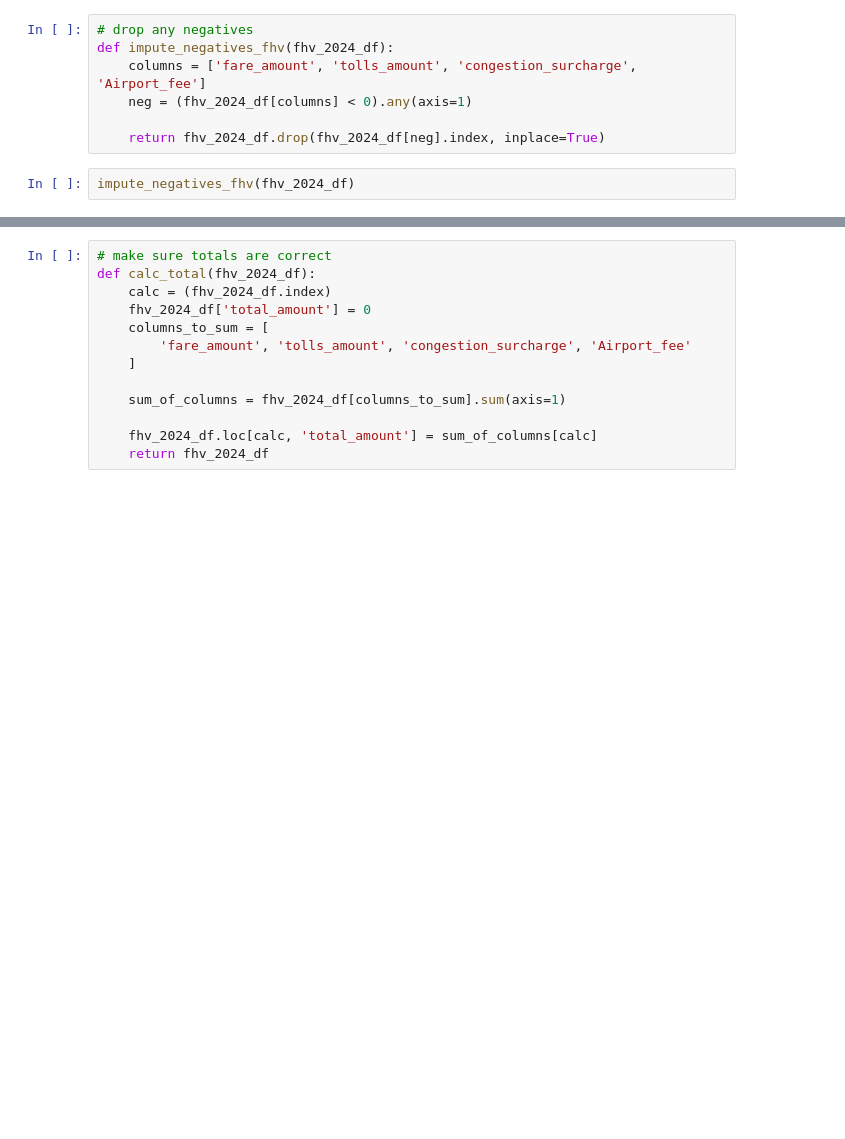
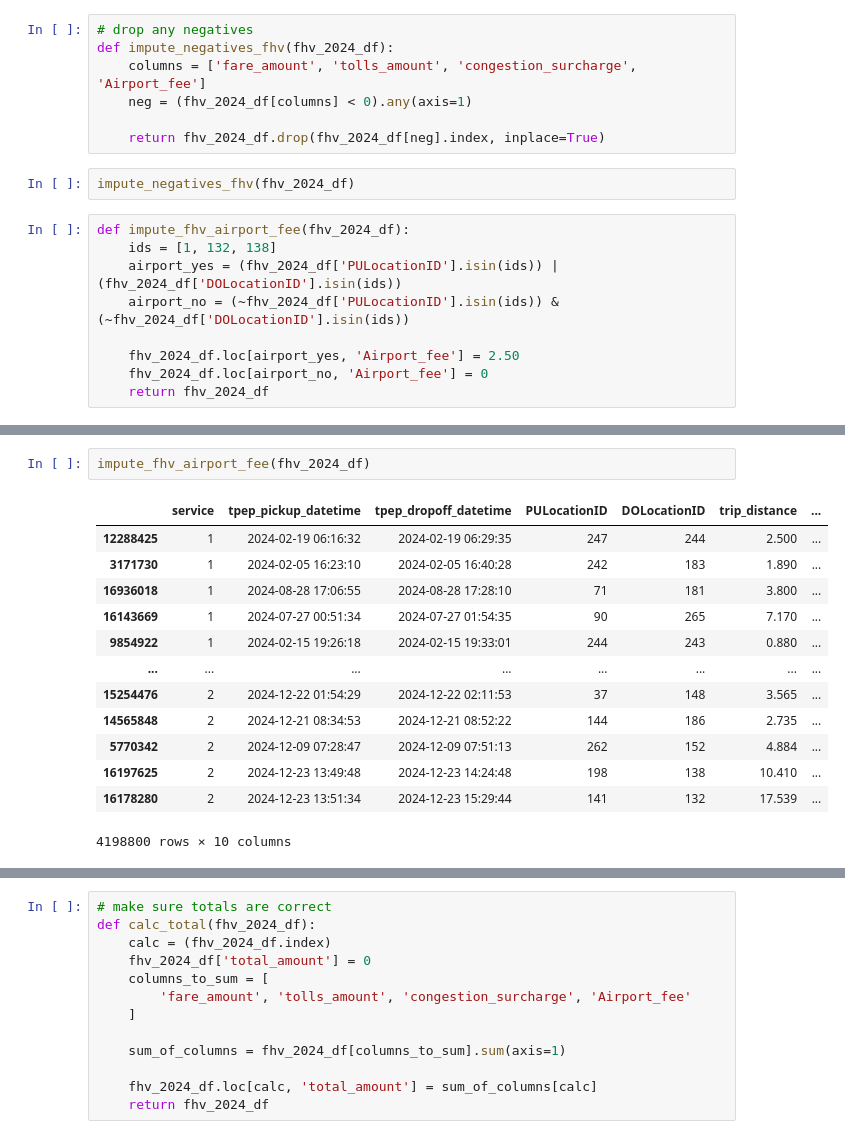
Before and after one commit to Krinnik/ny_ride_fair_optimization, a Jupyter notebook: sandboxes/nik_folder/nik_data_engi_workspace.ipynb, the cells around one changed output, grey strips where cells are left out. Cells and saved outputs as stored; diff of their text form; blank space fills up the shorter version.

Commit message:
app debugging, airport fhv fee fix

```diff
--- a/sandboxes/nik_folder/nik_data_engi_workspace.ipynb
+++ b/sandboxes/nik_folder/nik_data_engi_workspace.ipynb
@@ -1353,3 +1353,12 @@ def impute_negatives_fhv(fhv_2024_df):
     return fhv_2024_df.drop(fhv_2024_df[neg].index, inplace=True)
 # %%
 impute_negatives_fhv(fhv_2024_df)
+# %%
+def impute_fhv_airport_fee(fhv_2024_df):
+    ids = [1, 132, 138]
+    airport_yes = (fhv_2024_df['PULocationID'].isin(ids)) | (fhv_2024_df['DOLocationID'].isin(ids))
+    airport_no = (~fhv_2024_df['PULocationID'].isin(ids)) & (~fhv_2024_df['DOLocationID'].isin(ids))
+
+    fhv_2024_df.loc[airport_yes, 'Airport_fee'] = 2.50
+    fhv_2024_df.loc[airport_no, 'Airport_fee'] = 0
+    return fhv_2024_df
@@ -1355,0 +1382,16 @@ impute_negatives_fhv(fhv_2024_df)
+# %%
+impute_fhv_airport_fee(fhv_2024_df)
+# %% [output]
+|  | service | tpep_pickup_datetime | tpep_dropoff_datetime | PULocationID | DOLocationID | trip_distance | ... |
+| 12288425 | 1 | 2024-02-19 06:16:32 | 2024-02-19 06:29:35 | 247 | 244 | 2.500 | ... |
+| 3171730 | 1 | 2024-02-05 16:23:10 | 2024-02-05 16:40:28 | 242 | 183 | 1.890 | ... |
+| 16936018 | 1 | 2024-08-28 17:06:55 | 2024-08-28 17:28:10 | 71 | 181 | 3.800 | ... |
+| 16143669 | 1 | 2024-07-27 00:51:34 | 2024-07-27 01:54:35 | 90 | 265 | 7.170 | ... |
+| 9854922 | 1 | 2024-02-15 19:26:18 | 2024-02-15 19:33:01 | 244 | 243 | 0.880 | ... |
+| ... | ... | ... | ... | ... | ... | ... | ... |
+| 15254476 | 2 | 2024-12-22 01:54:29 | 2024-12-22 02:11:53 | 37 | 148 | 3.565 | ... |
+| 14565848 | 2 | 2024-12-21 08:34:53 | 2024-12-21 08:52:22 | 144 | 186 | 2.735 | ... |
+| 5770342 | 2 | 2024-12-09 07:28:47 | 2024-12-09 07:51:13 | 262 | 152 | 4.884 | ... |
+| 16197625 | 2 | 2024-12-23 13:49:48 | 2024-12-23 14:24:48 | 198 | 138 | 10.410 | ... |
+| 16178280 | 2 | 2024-12-23 13:51:34 | 2024-12-23 15:29:44 | 141 | 132 | 17.539 | ... |
+4198800 rows × 10 columns
```
Also changed, not shown: parts of 2 cells of this notebook, 12 other files.
